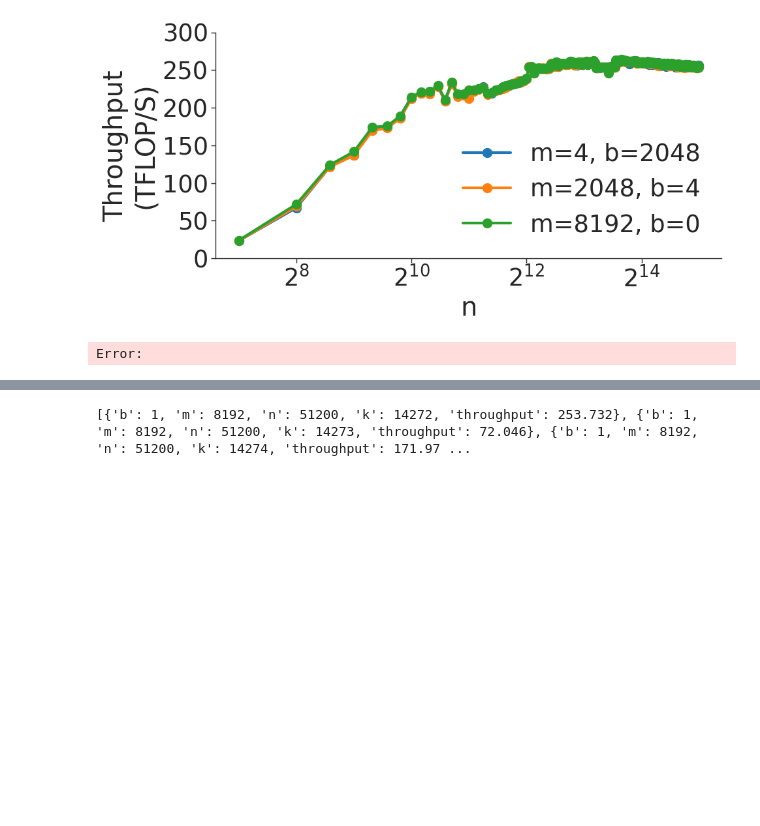
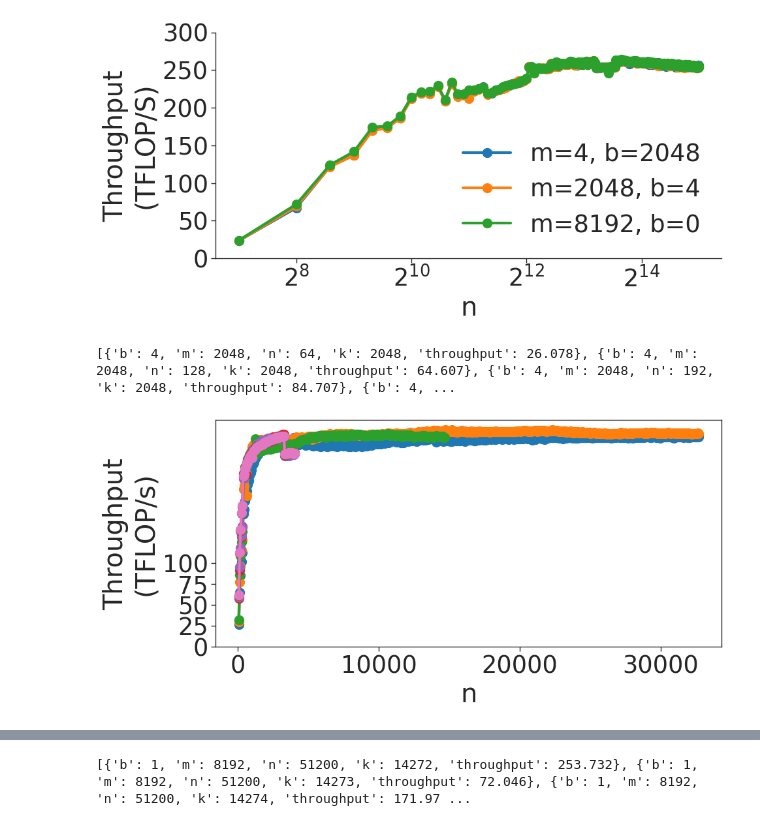
Before and after one commit to jahatef/TransformerSizing, a Jupyter notebook: bmm_figures.ipynb, the cells around one changed output, grey strips where cells are left out. Drawn from its saved outputs; the diff is of its cells as text; code cells hidden in the pictures; blank space fills up the shorter version.

```diff
--- a/bmm_figures.ipynb
+++ b/bmm_figures.ipynb
@@ -393,14 +393,15 @@ plot_throughputs_mm_bmm(read_logfile_mm_bmm("results/linear_eq_mm.out"),"m",[4,2
 # %% [output]
 [figure]
 # %%
-plot_throughputs(read_logfilebmm("scripts/bmmOutput.txt"),
+plot_throughputs(read_logfilebmm("results/bmmOutput.txt"),
                  label_variable='b',
                  label_variable_values=2**np.arange(2,9),
                  xaxis_variable='n',
                  xlabel='n',
                  ylabel='Throughput\n(TFLOP/s)',
                  yticks=[0, 25, 50, 75, 100],
                  output_filename='../figures/bmm/v100/b_sweep.pdf')
 # %% [output]
-Error:
+[{'b': 4, 'm': 2048, 'n': 64, 'k': 2048, 'throughput': 26.078}, {'b': 4, 'm': 2048, 'n': 128, 'k': 2048, 'throughput': 64.607}, {'b': 4, 'm': 2048, 'n': 192, 'k': 2048, 'throughput': 84.707}, {'b': 4, ...
+[figure, added]
 # %%
```
Also changed, not shown: parts of 11 cells of this notebook, 22 other files.
